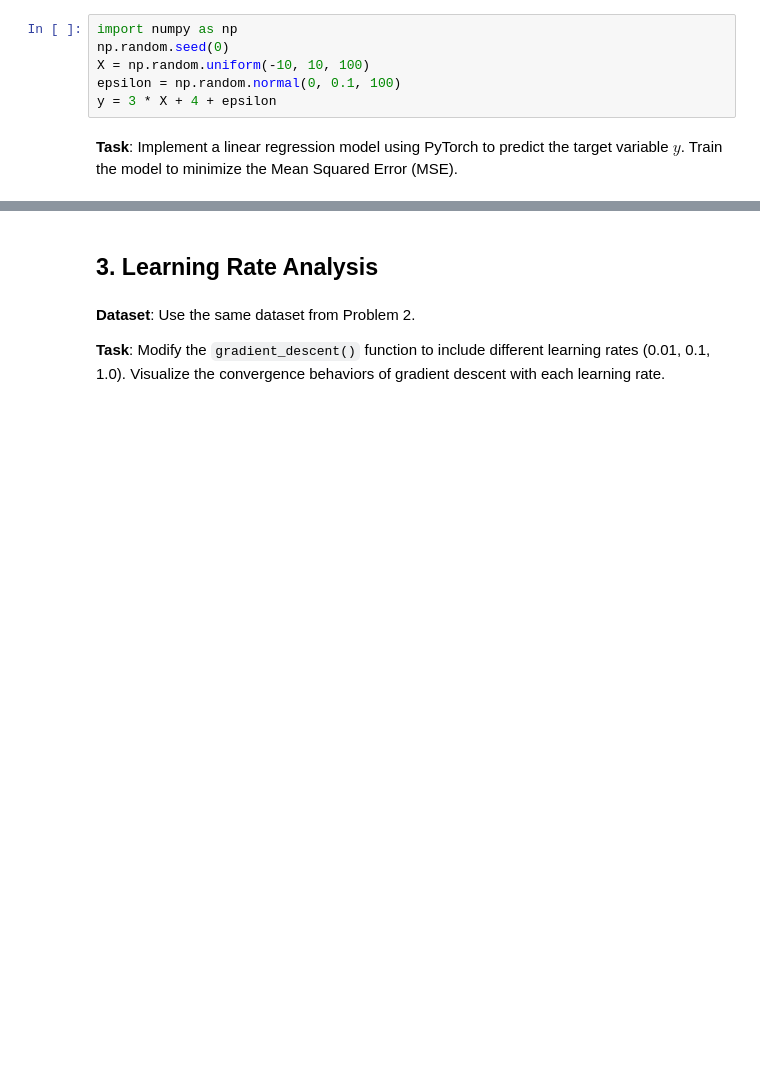
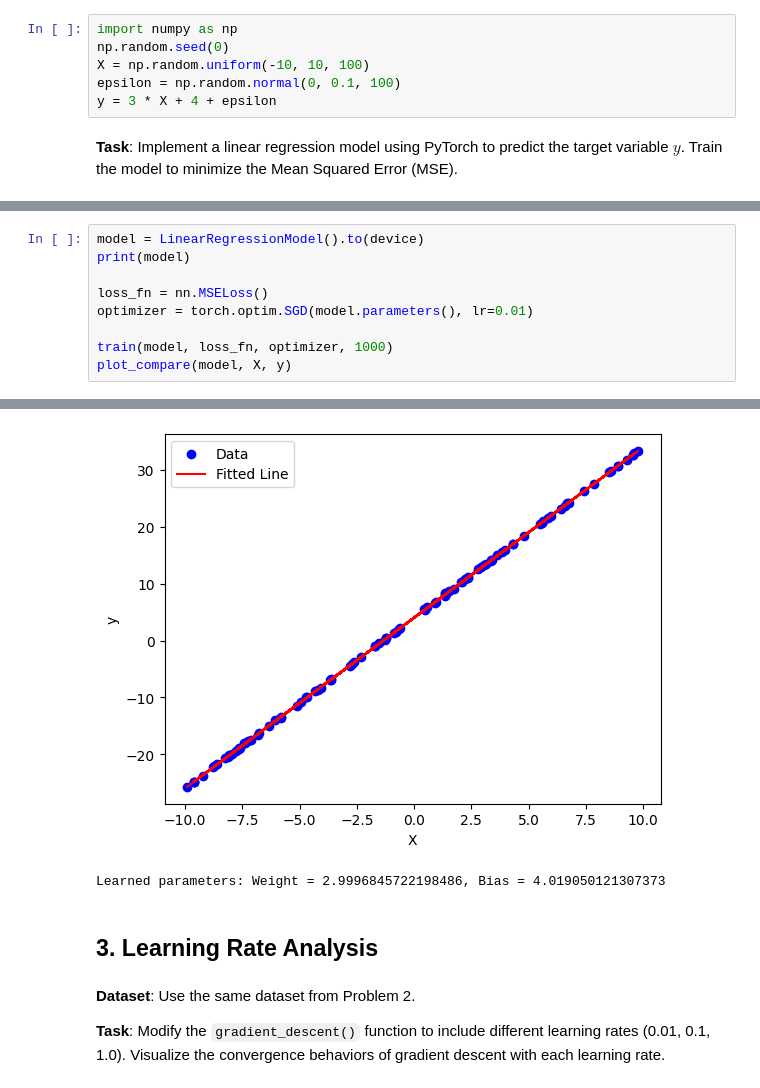
Before and after one commit to PatrykFlama/UWr, a Jupyter notebook: Sem5/ML/2024/List2/homework_2.ipynb, the cells around one changed output, grey strips where cells are left out. Saved outputs shown, nothing was run; the diff lists cells and outputs as text; blank space fills up the shorter version.

```diff
--- a/Sem5/ML/2024/List2/homework_2.ipynb
+++ b/Sem5/ML/2024/List2/homework_2.ipynb
@@ -113,0 +221,10 @@ y = 3 * X + 4 + epsilon
+# %%
+model = LinearRegressionModel().to(device)
+print(model)
+
+loss_fn = nn.MSELoss()
+optimizer = torch.optim.SGD(model.parameters(), lr=0.01)
+
+train(model, loss_fn, optimizer, 1000)
+plot_compare(model, X, y)
+# %% [output]
@@ -114,3 +244,5 @@ y = 3 * X + 4 + epsilon
+[figure, added]
+Learned parameters: Weight = 2.9996845722198486, Bias = 4.019050121307373
 # %% [markdown]
 ## 3. Learning Rate Analysis
 # %% [markdown]
```
Also changed, not shown: parts of 4 cells of this notebook.
